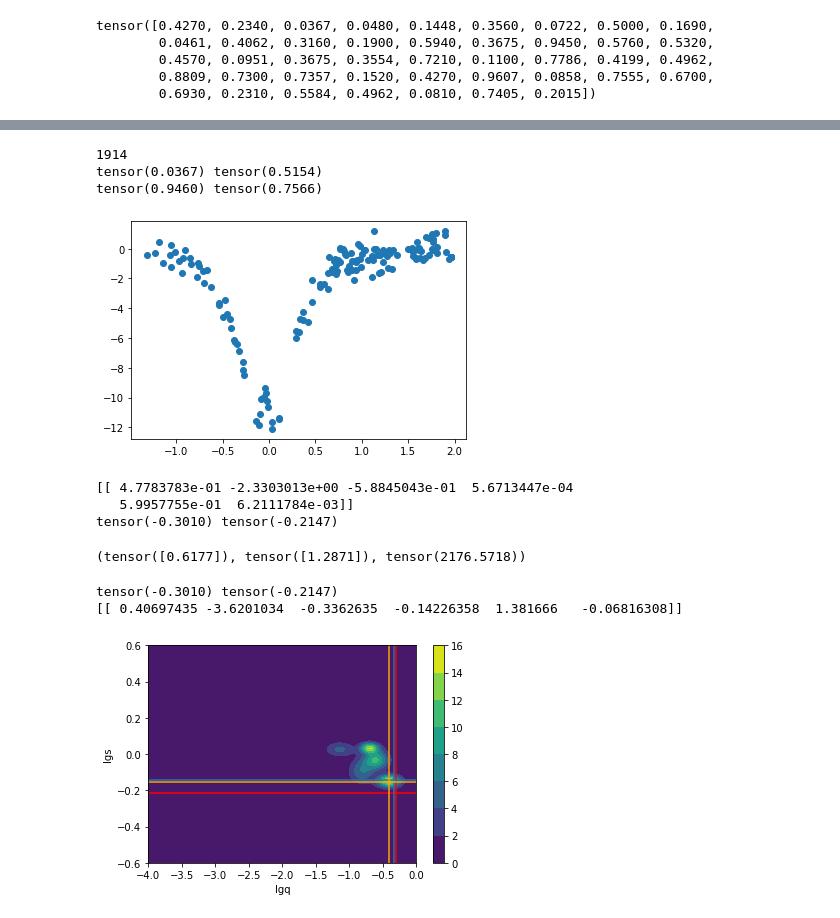
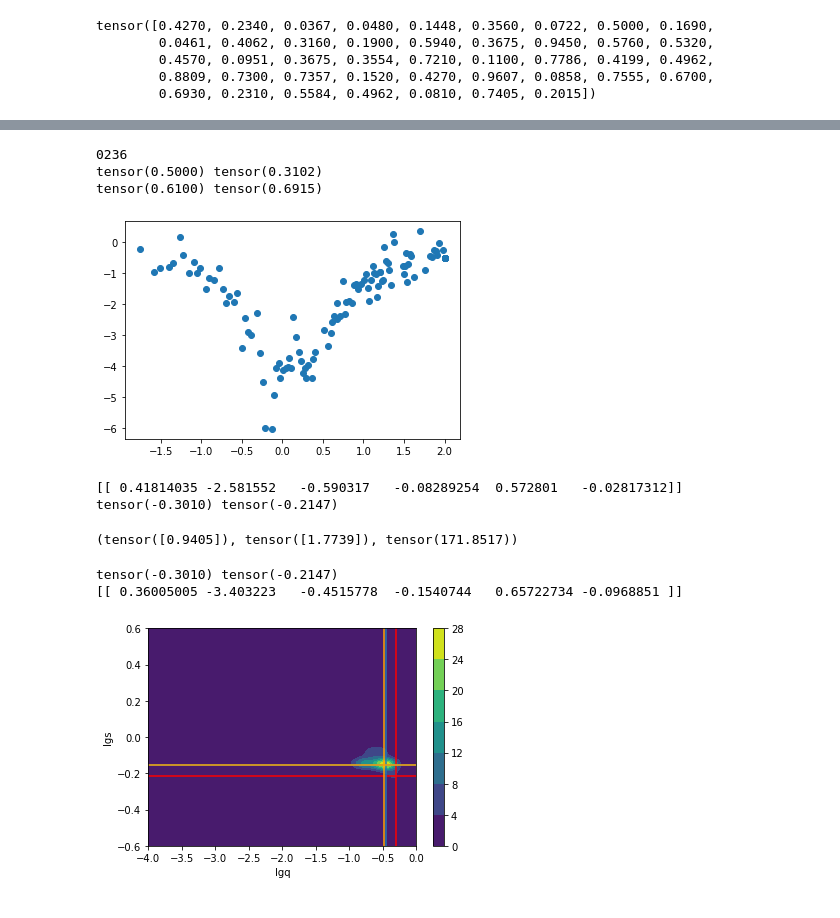
Before and after one commit to haimengzhao/magic-microlensing, a Jupyter notebook: KMT/KMT_reg.ipynb, the cells around one changed output, grey strips where cells are left out. Saved outputs shown, nothing was run; the diff lists cells and outputs as text; code cells hidden in the pictures.

```diff
--- a/KMT/KMT_reg.ipynb
+++ b/KMT/KMT_reg.ipynb
@@ -82,22 +82,27 @@ q = q[nanind]
 s = s[nanind]
 X_even = X_even[nanind]
 nanind = torch.where(s > 0.3)[0]
+eventid_list = eventid_list[nanind]
 q = q[nanind]
 s = s[nanind]
 X_even = X_even[nanind]
 nanind = torch.where(s < 3)[0]
+eventid_list = eventid_list[nanind]
 q = q[nanind]
 s = s[nanind]
 X_even = X_even[nanind]
 # nanind = torch.where(torch.max(X_even[:, :, 1], dim=1).values - torch.min(X_even[:, :, 1], dim=1).values > 2)[0]
+# eventid_list = eventid_list[nanind]
 # q = q[nanind]
 # s = s[nanind]
 # X_even = X_even[nanind]
 # nanind = torch.where(torch.max(X_even[:, :, 0], dim=1).values > 1)[0]
+# eventid_list = eventid_list[nanind]
 # q = q[nanind]
 # s = s[nanind]
 # X_even = X_even[nanind]
 # nanind = torch.where(torch.min(X_even[:, :, 0], dim=1).values < - 1)[0]
+# eventid_list = eventid_list[nanind]
 # q = q[nanind]
 # s = s[nanind]
 # X_even = X_even[nanind]
@@ -293,15 +298,15 @@ mse of log10s:  0.021682105656359217
 # %%
-num = 2
+num = 7
 print(eventid_list[num])
 print(q[num], 10**pred[num, 2])
 print(s[num], 10**pred[num, 3])
 plt.scatter(X_even[num, :, 0], X_even[num, :, 1])
 plt.show()
 # %% [output]
-1914
-tensor(0.0367) tensor(0.5154)
-tensor(0.9460) tensor(0.7566)
+0236
+tensor(0.5000) tensor(0.3102)
+tensor(0.6100) tensor(0.6915)
-[figure, old version]
+[figure, new version]
 # %%
 # train_coeffs = torchcde.hermite_cubic_coefficients_with_backward_differences(X_even[[num], :-120])
 # %%
@@ -311,8 +316,7 @@ sample = model.sample(pi, normal).cpu().numpy()
 print(sample)
 print(torch.log10(q[num]), torch.log10(s[num]))
 # %% [output]
-[[ 4.7783783e-01 -2.3303013e+00 -5.8845043e-01  5.6713447e-04
-   5.9957755e-01  6.2111784e-03]]
+[[ 0.41814035 -2.581552   -0.590317   -0.08289254  0.572801   -0.02817312]]
 tensor(-0.3010) tensor(-0.2147)
 # %%
 # qsnormal = torch.distributions.Normal(normal.loc[:, :, [0, 3]], normal.scale[:, :, [0, 3]])
@@ -329,7 +333,7 @@ torch.exp(-get_negloglik(pi, normal, torch.log10(q)[[num]].to(device))).detach()
 torch.exp(-get_negloglik(pi, normal, model.sample(pi, normal)[:, 2].to(device)).detach().cpu()), \
 torch.exp(-model.mdn_loss(pi, normal, model.sample(pi, normal).to(device)).detach().cpu())
 # %% [output]
-(tensor([0.6177]), tensor([1.2871]), tensor(2176.5718))
+(tensor([0.9405]), tensor([1.7739]), tensor(171.8517))
 # %%
 sample = model.sample(pi, normal).detach().cpu().numpy()
 x, y = torch.meshgrid(torch.linspace(-4, 0, 100), torch.linspace(-0.6, 0.6, 100))
@@ -351,5 +355,5 @@ plt.vlines(torch.linspace(-4, 0, 100)[prob.argmax().item()//100], -0.6, 0.6, col
 plt.show()
 # %% [output]
 tensor(-0.3010) tensor(-0.2147)
-[[ 0.40697435 -3.6201034  -0.3362635  -0.14226358  1.381666   -0.06816308]]
+[[ 0.36005005 -3.403223   -0.4515778  -0.1540744   0.65722734 -0.0968851 ]]
-[figure, old version]
+[figure, new version]
```
Also changed, not shown: parts of 17 cells of this notebook, 1 other file.
